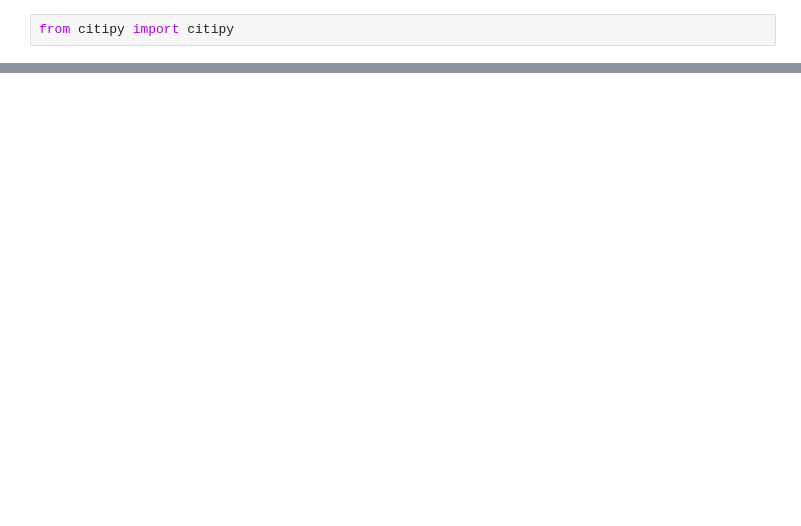
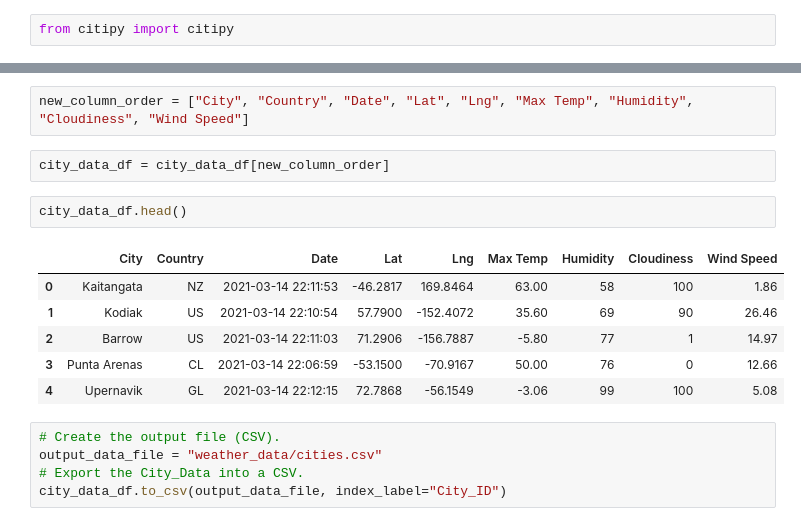
Before and after one commit to dasavage1412/World_Weather_Analysis, a Jupyter notebook: World_Weather.ipynb, the cells around one changed output, grey strips where cells are left out. Cells and saved outputs as stored; diff of their text form; blank space fills up the shorter version.

```diff
--- a/World_Weather.ipynb
+++ b/World_Weather.ipynb
@@ -73,0 +303,18 @@ len(cities)
+# %%
+new_column_order = ["City", "Country", "Date", "Lat", "Lng", "Max Temp", "Humidity", "Cloudiness", "Wind Speed"]
+# %%
+city_data_df = city_data_df[new_column_order]
+# %%
+city_data_df.head()
+# %% [output]
+|  | City | Country | Date | Lat | Lng | Max Temp | Humidity | Cloudiness | Wind Speed |
+| 0 | Kaitangata | NZ | 2021-03-14 22:11:53 | -46.2817 | 169.8464 | 63.00 | 58 | 100 | 1.86 |
+| 1 | Kodiak | US | 2021-03-14 22:10:54 | 57.7900 | -152.4072 | 35.60 | 69 | 90 | 26.46 |
+| 2 | Barrow | US | 2021-03-14 22:11:03 | 71.2906 | -156.7887 | -5.80 | 77 | 1 | 14.97 |
+| 3 | Punta Arenas | CL | 2021-03-14 22:06:59 | -53.1500 | -70.9167 | 50.00 | 76 | 0 | 12.66 |
+| 4 | Upernavik | GL | 2021-03-14 22:12:15 | 72.7868 | -56.1549 | -3.06 | 99 | 100 | 5.08 |
+# %%
+# Create the output file (CSV).
+output_data_file = "weather_data/cities.csv"
+# Export the City_Data into a CSV.
+city_data_df.to_csv(output_data_file, index_label="City_ID")
```
Also changed, not shown: parts of 18 cells of this notebook, 2 other files.
